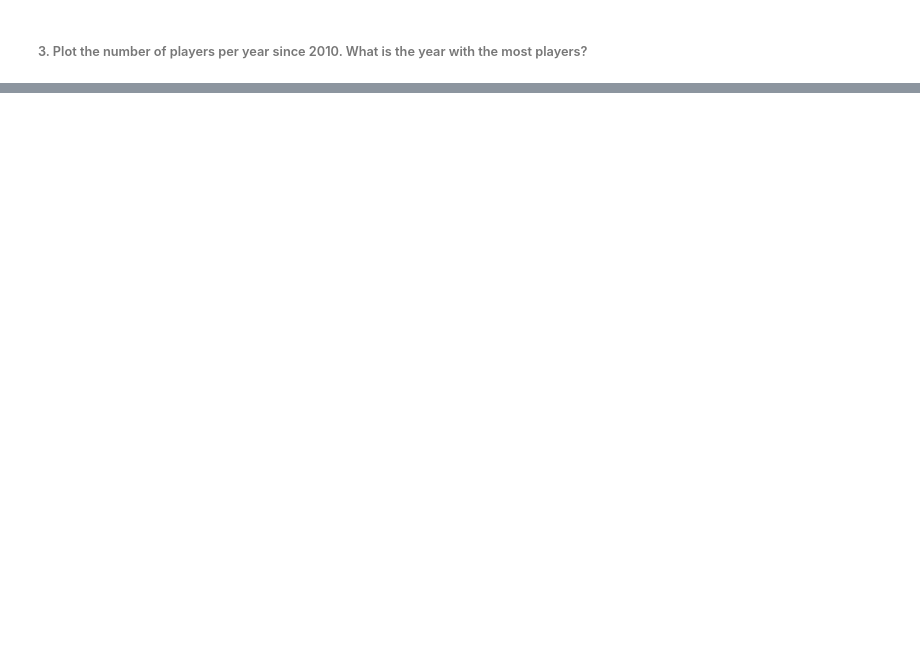
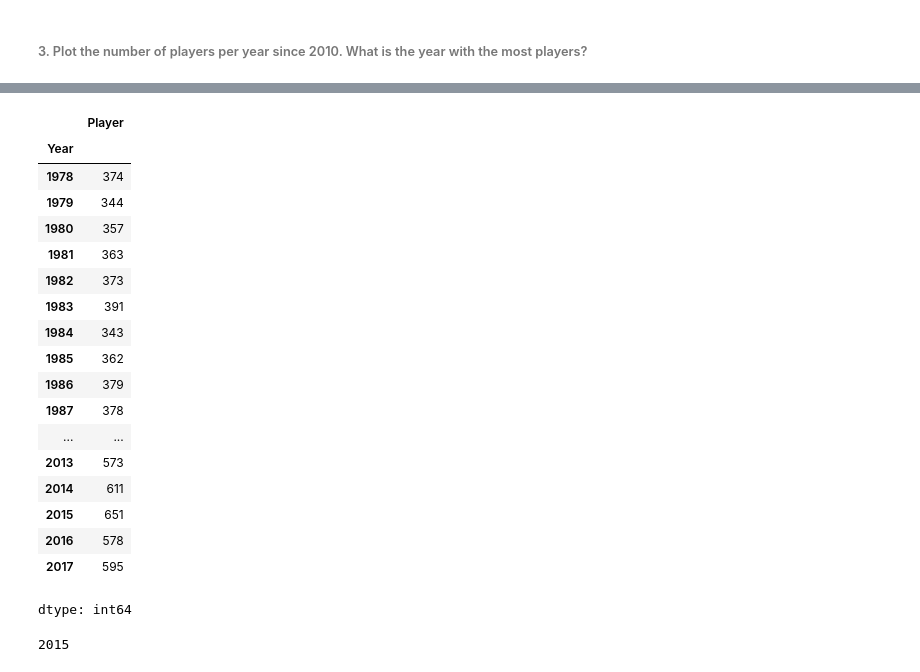
Before and after one commit to isaacwuerth/FTP_MachLe_A, a Jupyter notebook: Exercise01/Exercise1.ipynb, the cells around one changed output, grey strips where cells are left out. Saved outputs shown, nothing was run; the diff lists cells and outputs as text; code cells hidden in the pictures; blank space fills up the shorter version.

```diff
--- a/Exercise01/Exercise1.ipynb
+++ b/Exercise01/Exercise1.ipynb
@@ -27,0 +69,28 @@ import matplotlib.pyplot as plt
+# %%
+df.groupby("Year")["Player"].count()
+# %% [output]
+|  | Player |
+| Year |  |
+| 1978 | 374 |
+| 1979 | 344 |
+| 1980 | 357 |
+| 1981 | 363 |
+| 1982 | 373 |
+| 1983 | 391 |
+| 1984 | 343 |
+| 1985 | 362 |
+| 1986 | 379 |
+| 1987 | 378 |
+| ... | ... |
+| 2013 | 573 |
+| 2014 | 611 |
+| 2015 | 651 |
+| 2016 | 578 |
+| 2017 | 595 |
+dtype: int64
+# %%
+# Gibt das Jahr (z. B. 2024) als einzelnen Wert zurück
+id = df.groupby("Year")["Player"].count().idxmax()
+print(id)
+# %% [output]
+2015
```
Also changed, not shown: parts of 12 cells of this notebook.
